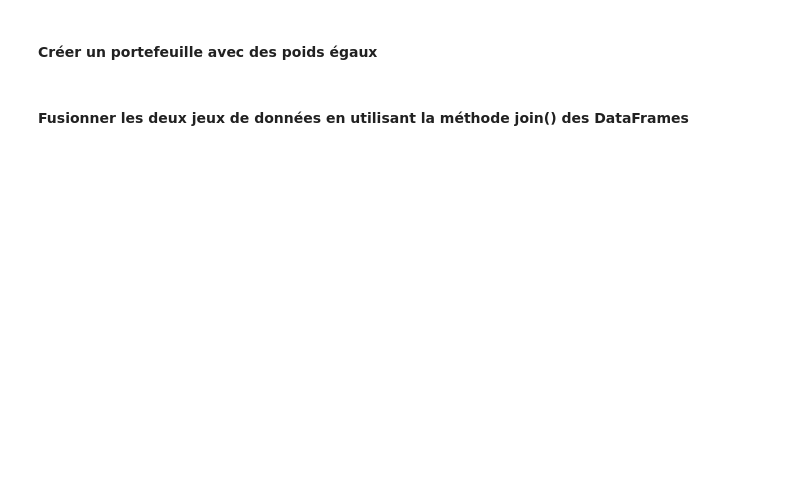
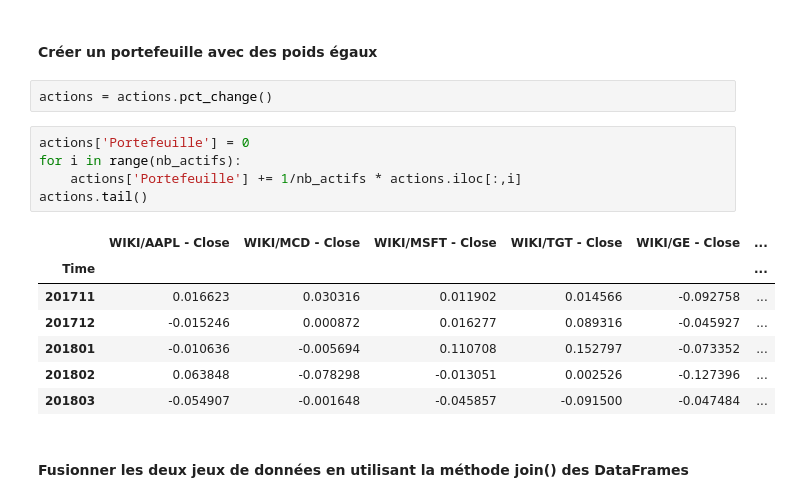
Before and after one commit to nicolasmauhe/theorie_financiere, a Jupyter notebook: Partie_3.ipynb, the cells around one changed output. Drawn from its saved outputs; the diff is of its cells as text; blank space fills up the shorter version.

```diff
--- a/Partie_3.ipynb
+++ b/Partie_3.ipynb
@@ -439,4 +466,19 @@ actions.tail()
 # %% [markdown]
 #### Créer un portefeuille avec des poids égaux
+# %%
+actions = actions.pct_change()
+# %%
+actions['Portefeuille'] = 0
+for i in range(nb_actifs):
+    actions['Portefeuille'] += 1/nb_actifs * actions.iloc[:,i]
+actions.tail()
+# %% [output]
+|  | WIKI/AAPL - Close | WIKI/MCD - Close | WIKI/MSFT - Close | WIKI/TGT - Close | WIKI/GE - Close | ... |
+| Time |  |  |  |  |  | ... |
+| 201711 | 0.016623 | 0.030316 | 0.011902 | 0.014566 | -0.092758 | ... |
+| 201712 | -0.015246 | 0.000872 | 0.016277 | 0.089316 | -0.045927 | ... |
+| 201801 | -0.010636 | -0.005694 | 0.110708 | 0.152797 | -0.073352 | ... |
+| 201802 | 0.063848 | -0.078298 | -0.013051 | 0.002526 | -0.127396 | ... |
+| 201803 | -0.054907 | -0.001648 | -0.045857 | -0.091500 | -0.047484 | ... |
 # %% [markdown]
 #### Fusionner les deux jeux de données en utilisant la méthode join() des DataFrames
```
Also changed, not shown: parts of 16 cells of this notebook.
